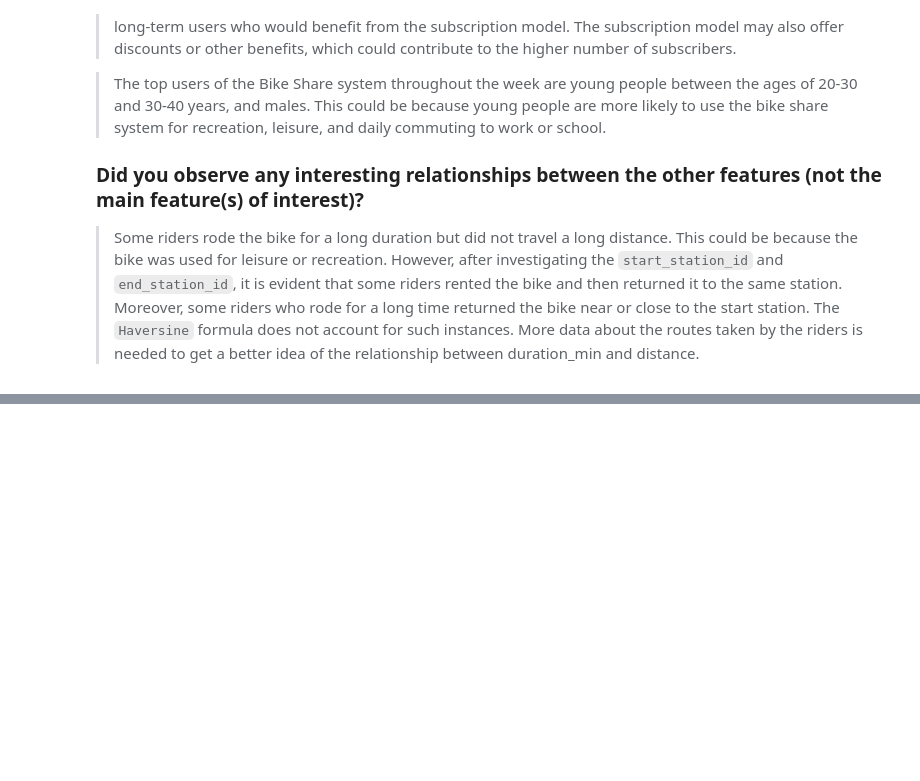
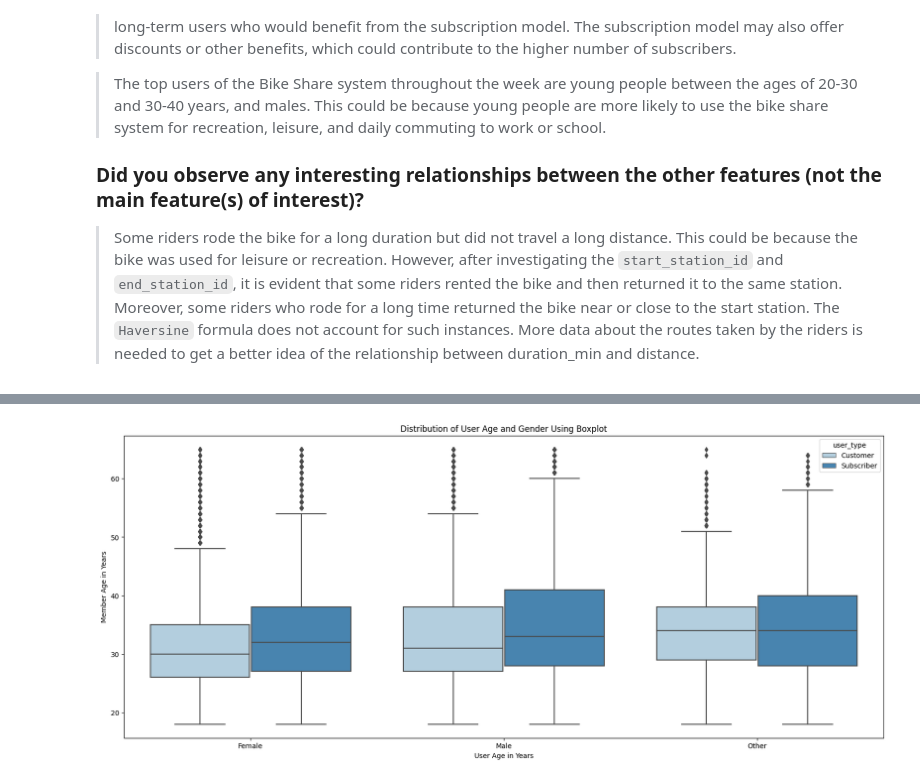
Before and after one commit to kisyular/data-visualization-project, a Jupyter notebook: Part_I_exploration.ipynb, the cells around one changed output, grey strips where cells are left out. Saved outputs shown, nothing was run; the diff lists cells and outputs as text; code cells hidden in the pictures; blank space fills up the shorter version.

```diff
--- a/Part_I_exploration.ipynb
+++ b/Part_I_exploration.ipynb
@@ -1079,0 +1089,9 @@ graph.fig.suptitle('Distribution of Bike Rides Based on User Type and Month', y=
+# %%
+# Plot a boxplot of `member_age` and `member_gender` using boxplot
+plt.figure(figsize=(20, 8))
+sb.boxplot(data=cc_bike_data, x='member_gender', y='member_age', palette="Blues", hue='user_type')
+plt.xlabel('User Age in Years')
+plt.ylabel('Member Age in Years')
+plt.title('Distribution of User Age and Gender Using Boxplot');
+# %% [output]
+[figure, added]
```
Also changed, not shown: parts of 11 cells of this notebook.
